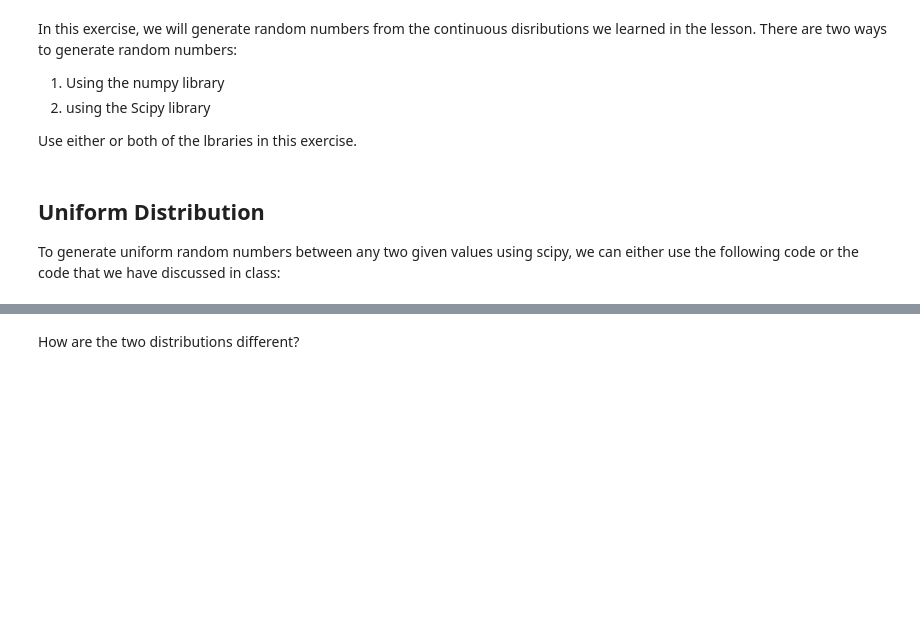
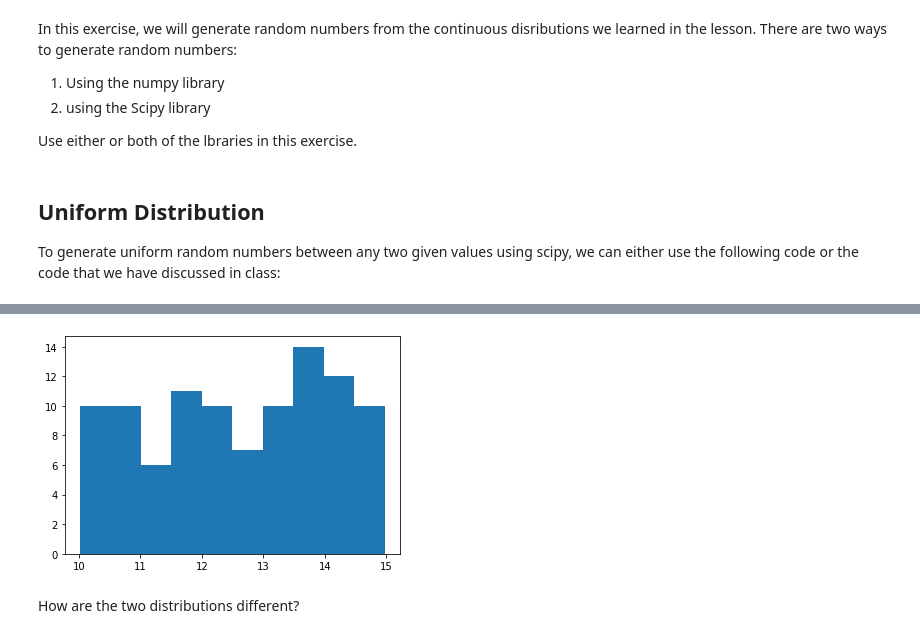
Before and after one commit to ta-data-lis/lab-probability-distributions, a Jupyter notebook: your-code/continuous.ipynb, the cells around one changed output, grey strips where cells are left out. Cells and saved outputs as stored; diff of their text form; code cells hidden in the pictures; blank space fills up the shorter version.

```diff
--- a/your-code/continuous.ipynb
+++ b/your-code/continuous.ipynb
@@ -46,0 +49,17 @@ Your output should look like below:
+# %%
+# your code here
+import numpy as np
+
+
+def uni_array(bottom, ceiling, count) :
+    x = uniform.rvs(size=count)
+    a = bottom
+    b = ceiling
+    randoms  = a + (b-a)*x
+    return randoms
+
+a = uni_array(10,15,100)
+a
+plot = plt.hist(a, bins=10)
+# %% [output]
+[figure, added]
```
Also changed, not shown: parts of 22 cells of this notebook.
